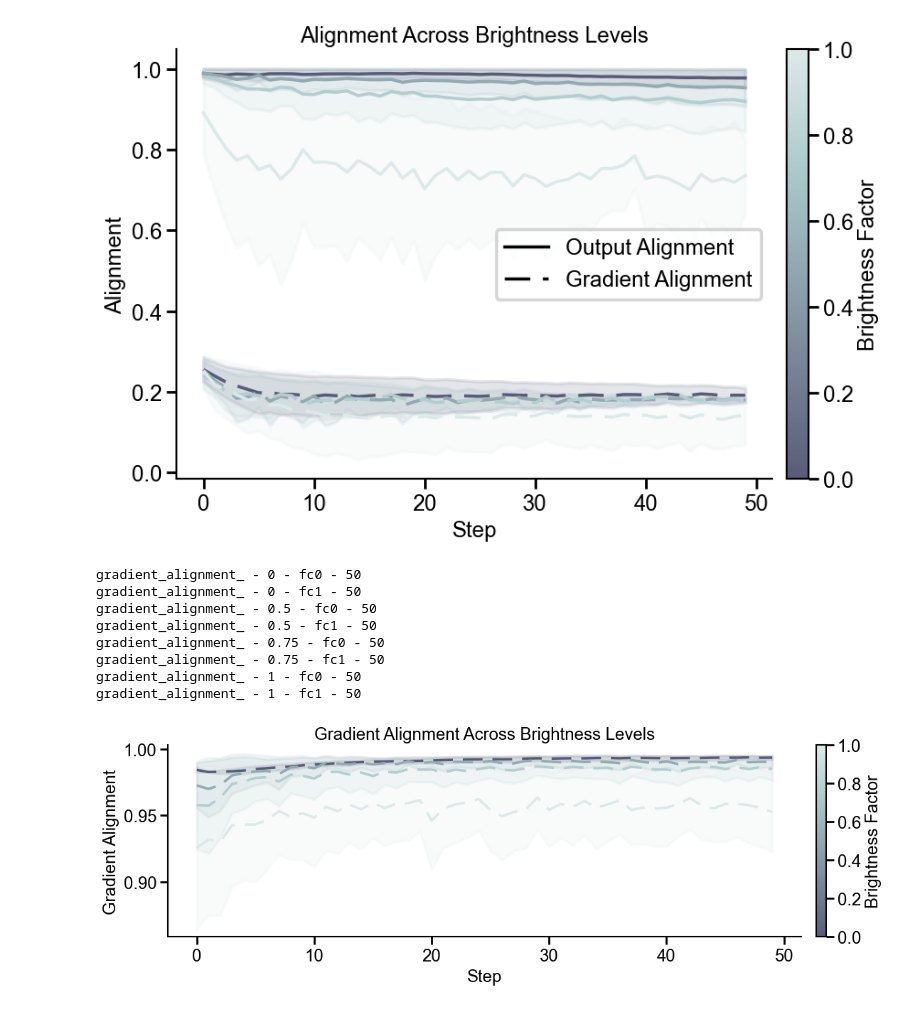
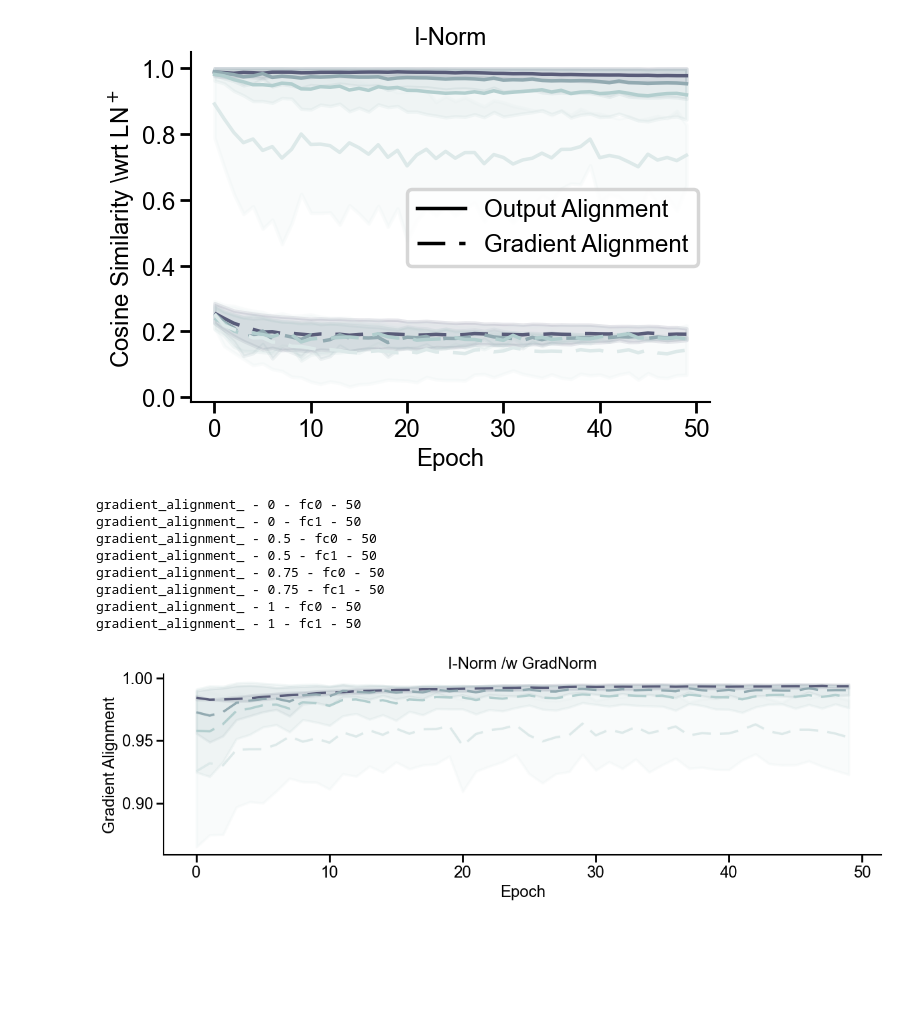
Before and after one commit to RoyHEyono/HomeostaticDANN, a Jupyter notebook: models/dense_mnist_task/figure_notebooks/fig3.ipynb, the cells around one changed output. Drawn from its saved outputs; the diff is of its cells as text; code cells hidden in the pictures; blank space fills up the shorter version.

```diff
--- a/models/dense_mnist_task/figure_notebooks/fig3.ipynb
+++ b/models/dense_mnist_task/figure_notebooks/fig3.ipynb
@@ -60,7 +60,7 @@ norm = colors.Normalize(vmin=min(brightness_factors), vmax=max(brightness_factor
 scalar_map = cm.ScalarMappable(norm=norm, cmap=trunc_bone)
 
 # Plot
-fig, ax = plt.subplots(figsize=(9, 6))
+fig, ax = plt.subplots()
 
 for a_idx, alignment_prefix in enumerate(alignment_types):
     linestyle = 'solid' if a_idx == 0 else 'dashed'
@@ -105,40 +105,40 @@ for a_idx, alignment_prefix in enumerate(alignment_types):
 
         if all_layer_data:
             all_layer_data = np.stack(all_layer_data)  # [2, num_runs, T]
             mean_per_layer = np.mean(all_layer_data, axis=1)  # [2, T]
             avg_across_layers = np.mean(mean_per_layer, axis=0)
             std_across_layers = np.std(mean_per_layer, axis=0)
 
             ax.plot(avg_across_layers, color=color, linestyle=linestyle)
             ax.fill_between(
                 range(len(avg_across_layers)),
                 avg_across_layers - std_across_layers,
                 avg_across_layers + std_across_layers,
                 alpha=0.15,
                 color=color
             )
 
 # Axis formatting
-ax.set_title("Alignment Across Brightness Levels")
-ax.set_xlabel("Step")
-ax.set_ylabel("Alignment")
+ax.set_title("I-Norm")
+ax.set_xlabel("Epoch")
+ax.set_ylabel("Cosine Similarity \wrt LN$^+$")
 ax.yaxis.set_major_formatter(ScalarFormatter())
 
 # Colorbar for brightness levels
-cbar = plt.colorbar(scalar_map, ax=ax, orientation='vertical', pad=0.02)
-cbar.set_label('Brightness Factor')
+# cbar = plt.colorbar(scalar_map, ax=ax, orientation='vertical', pad=0.02)
+# cbar.set_label('Brightness Factor')
 
 # Legend for line styles only
 legend_lines = [
     lines.Line2D([], [], color='black', linestyle='solid', label='Output Alignment'),
     lines.Line2D([], [], color='black', linestyle='dashed', label='Gradient Alignment')
 ]
 ax.legend(handles=legend_lines, loc='center right')
 
 plt.tight_layout()
-plt.savefig("figure3a.svg", format="svg")
+plt.savefig("figure3b.svg", format="svg")
 # %% [output]
-[figure, old version]
+[figure, new version]
 # %%
 import matplotlib.pyplot as plt
 import numpy as np
@@ -219,21 +219,21 @@ for bright in brightness_factors:
         )
 
 # Axis formatting
-ax.set_title("Gradient Alignment Across Brightness Levels")
-ax.set_xlabel("Step")
+ax.set_title("I-Norm /w GradNorm")
+ax.set_xlabel("Epoch")
 ax.set_ylabel("Gradient Alignment")
 ax.yaxis.set_major_formatter(ScalarFormatter())
 
 # Colorbar for brightness levels
-cbar = plt.colorbar(scalar_map, ax=ax, orientation='vertical', pad=0.02)
-cbar.set_label('Brightness Factor')
+# cbar = plt.colorbar(scalar_map, ax=ax, orientation='vertical', pad=0.02)
+# cbar.set_label('Brightness Factor')
 
 # # Only one legend entry for dashed line
 # legend_line = lines.Line2D([], [], color='black', linestyle='dashed', label='Gradient Alignment')
 # ax.legend(handles=[legend_line], loc='center right', title="Line Type")
 
 plt.tight_layout()
-plt.savefig("figure3b.svg", format="svg")
+plt.savefig("figure3d1.svg", format="svg")
 # %% [output]
 gradient_alignment_ - 0 - fc0 - 50
 gradient_alignment_ - 0 - fc1 - 50
@@ -243,4 +243,4 @@ gradient_alignment_ - 0.75 - fc0 - 50
 gradient_alignment_ - 0.75 - fc1 - 50
 gradient_alignment_ - 1 - fc0 - 50
 gradient_alignment_ - 1 - fc1 - 50
-[figure, old version]
+[figure, new version]
```
Also changed, not shown: parts of 3 cells of this notebook, 20 other files.
